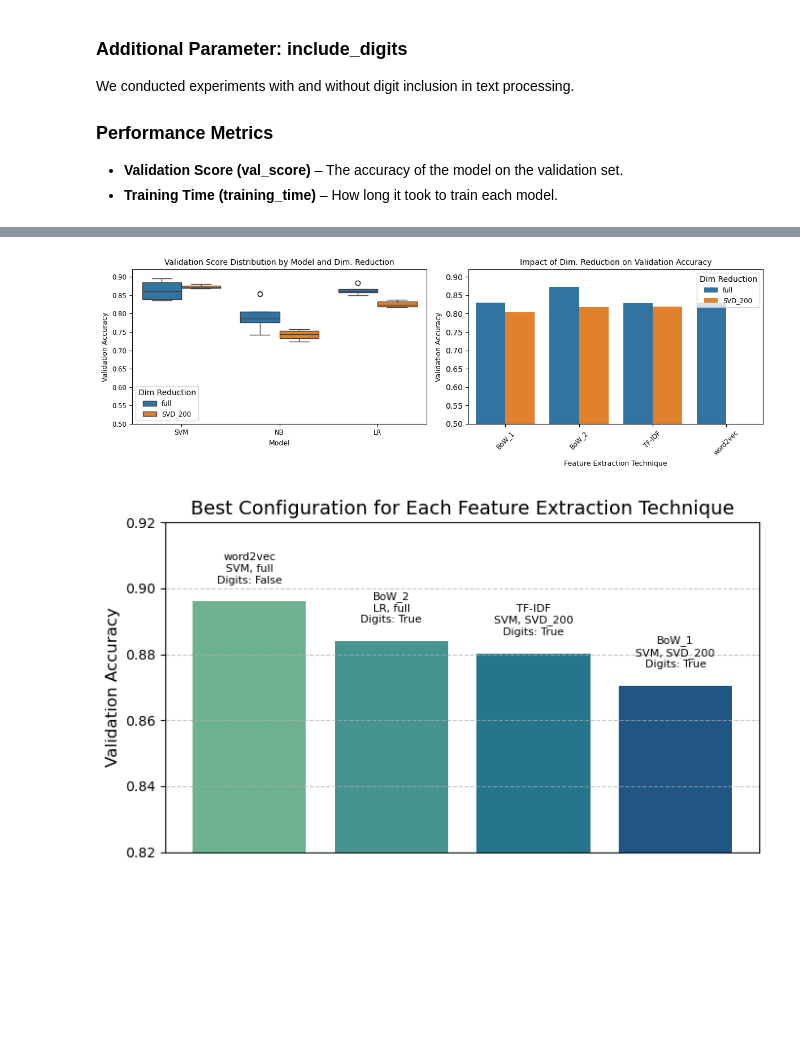
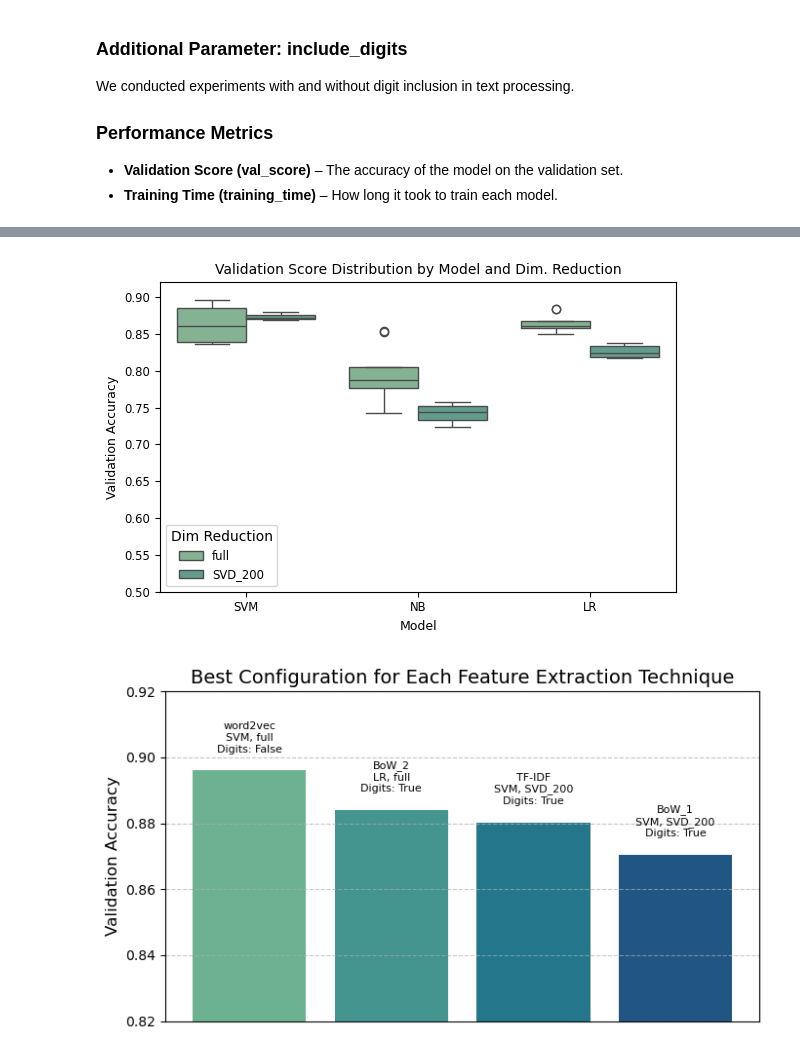
Before and after one commit to franciscopana/M.IA_Natural-Language-Processing, a Jupyter notebook: main.ipynb, the cells around one changed output, grey strips where cells are left out. Drawn from its saved outputs; the diff is of its cells as text; code cells hidden in the pictures; blank space fills up the shorter version.

```diff
--- a/main.ipynb
+++ b/main.ipynb
@@ -1225,30 +1225,20 @@ plt.show()
 # %%
-fig, axes = plt.subplots(1, 2, figsize=(12, 4))
+fig, ax = plt.subplots(1, 1, figsize=(6, 4))
 
-# First subplot: Boxplot - Validation Score Distribution by Model
-sns.boxplot(data=results_df, x='model', y='val_score', hue='dim', ax=axes[0])
-axes[0].set_title('Validation Score Distribution by Model and Dim. Reduction', fontsize=10)
-axes[0].set_ylabel('Validation Accuracy', fontsize=9)
-axes[0].set_xlabel('Model', fontsize=9)
-axes[0].set_ylim(0.5, 0.92)
-axes[0].legend(title='Dim Reduction', fontsize='small')
-axes[0].tick_params(axis='both', labelsize='small')
+# Boxplot - Validation Score Distribution by Model
+sns.boxplot(data=results_df, x='model', y='val_score', hue='dim', ax=ax)
+ax.set_title('Validation Score Distribution by Model and Dim. Reduction', fontsize=10)
+ax.set_ylabel('Validation Accuracy', fontsize=9)
+ax.set_xlabel('Model', fontsize=9)
+ax.set_ylim(0.5, 0.92)
+ax.legend(title='Dim Reduction', fontsize='small')
+ax.tick_params(axis='both', labelsize='small')
 
-
-# Second subplot: Barplot - Impact of Dimensionality Reduction
-sns.barplot(data=results_df, x='feature_extraction', y='val_score', hue='dim', errorbar=None, ax=axes[1])
-axes[1].set_title('Impact of Dim. Reduction on Validation Accuracy', fontsize=10)
-axes[1].set_ylabel('Validation Accuracy', fontsize=9)
-axes[1].set_xlabel('Feature Extraction Technique', fontsize=9)
-axes[1].set_ylim(0.5, 0.92)
-axes[1].tick_params(axis='x', rotation=45, labelsize='small')
-axes[1].legend(title='Dim Reduction', fontsize='small')
-
+plt.tight_layout()
 plt.savefig('results/plots/validation_analysis.png')
-plt.tight_layout()
 plt.show()
 # %% [output]
-[figure, old version]
+[figure, new version]
 # %%
 best_configs = results_df.loc[results_df.groupby('feature_extraction')['val_score'].idxmax()]
 best_configs = best_configs.sort_values('val_score', ascending=False)
```
Also changed, not shown: parts of 5 cells of this notebook, 6 other files.
